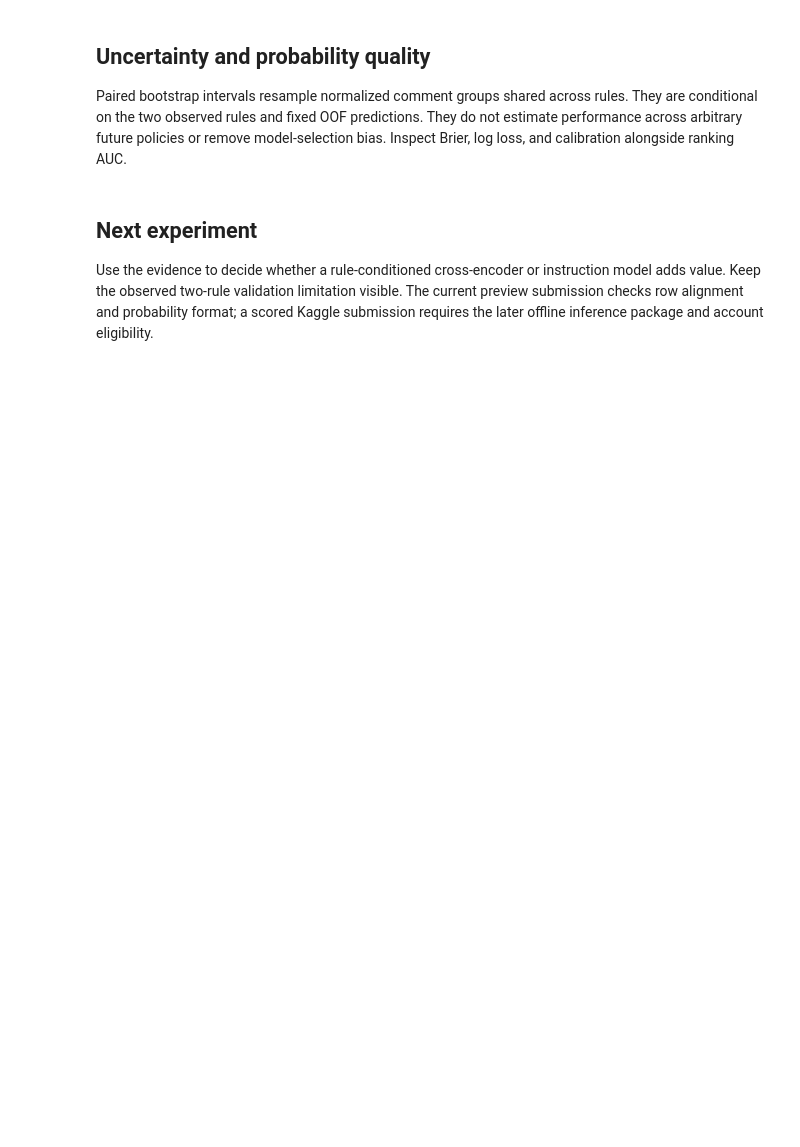
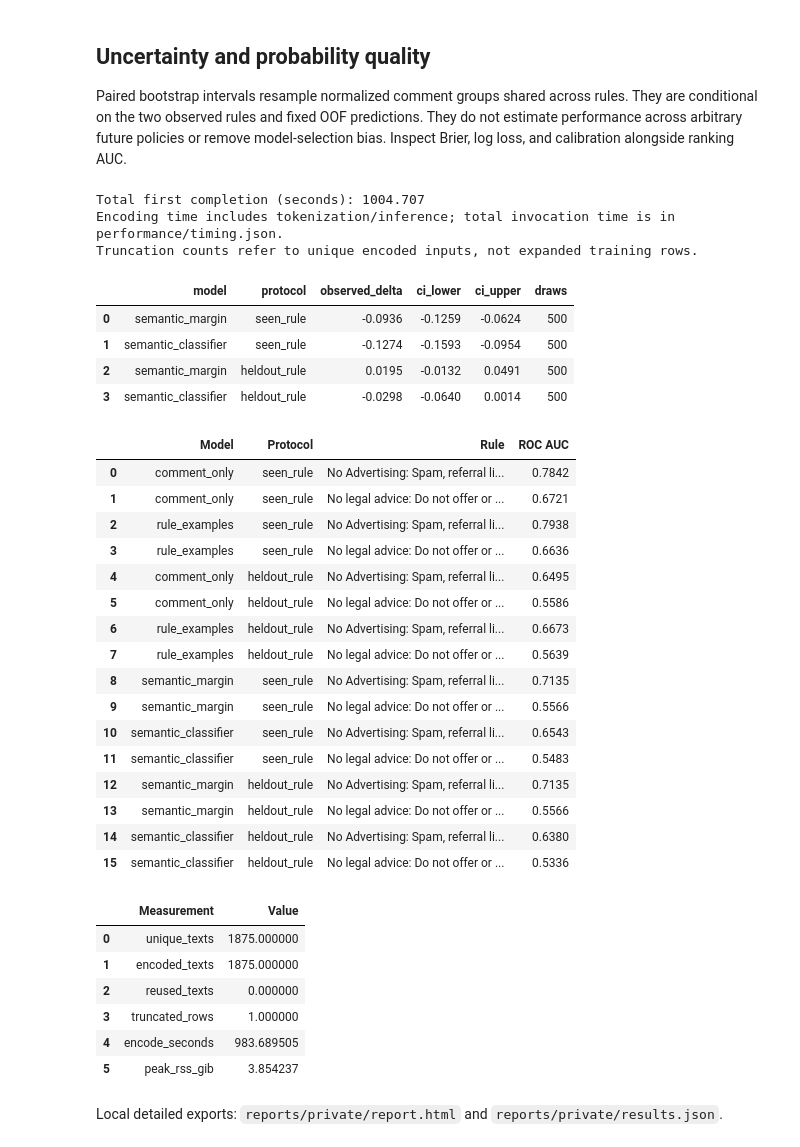
Before and after one commit to alvaromendizabal/jigsaw-rule-classifier, a Jupyter notebook: notebooks/04_semantic_benchmark.ipynb, the cells around one changed output. Cells and saved outputs as stored; diff of their text form; code cells hidden in the pictures; blank space fills up the shorter version.

```diff
--- a/notebooks/04_semantic_benchmark.ipynb
+++ b/notebooks/04_semantic_benchmark.ipynb
@@ -67,12 +90,46 @@ Paired bootstrap intervals resample normalized comment groups shared across rule
 # %%
 intervals = pd.DataFrame(json.loads((run_dir / 'review/uncertainty.json').read_text()))
 display(intervals[['model','protocol','observed_delta','ci_lower','ci_upper','draws']].round(4))
+per_rule = pd.DataFrame([{'Model':r['model'], 'Protocol':r['protocol'], 'Rule':rule, 'ROC AUC':auc} for r in records for rule,auc in r['metrics']['per_rule_auc'].items()])
+display(per_rule.round(4))
+timing = json.loads((run_dir / 'performance/timing.json').read_text())
+print('Total first completion (seconds):', round(timing['first_completion_wall_seconds'], 3))
 stats = json.loads((run_dir / 'embeddings/statistics.json').read_text())
 display(pd.DataFrame(stats.items(), columns=['Measurement','Value']))
 print('Encoding time includes tokenization/inference; total invocation time is in performance/timing.json.')
 print('Truncation counts refer to unique encoded inputs, not expanded training rows.')
-display(FileLink(str(root / 'reports/private/report.html')))
-display(FileLink(str(root / 'reports/private/results.json')))
+display(HTML('<p>Local detailed exports: <code>reports/private/report.html</code> and <code>reports/private/results.json</code>.</p>'))
+# %% [output]
+Total first completion (seconds): 1004.707
+Encoding time includes tokenization/inference; total invocation time is in performance/timing.json.
+Truncation counts refer to unique encoded inputs, not expanded training rows.
+|  | model | protocol | observed_delta | ci_lower | ci_upper | draws |
+| 0 | semantic_margin | seen_rule | -0.0936 | -0.1259 | -0.0624 | 500 |
+| 1 | semantic_classifier | seen_rule | -0.1274 | -0.1593 | -0.0954 | 500 |
+| 2 | semantic_margin | heldout_rule | 0.0195 | -0.0132 | 0.0491 | 500 |
+| 3 | semantic_classifier | heldout_rule | -0.0298 | -0.0640 | 0.0014 | 500 |
+|  | Model | Protocol | Rule | ROC AUC |
+| 0 | comment_only | seen_rule | No Advertising: Spam, referral li... | 0.7842 |
+| 1 | comment_only | seen_rule | No legal advice: Do not offer or ... | 0.6721 |
+| 2 | rule_examples | seen_rule | No Advertising: Spam, referral li... | 0.7938 |
+| 3 | rule_examples | seen_rule | No legal advice: Do not offer or ... | 0.6636 |
+| 4 | comment_only | heldout_rule | No Advertising: Spam, referral li... | 0.6495 |
+| 5 | comment_only | heldout_rule | No legal advice: Do not offer or ... | 0.5586 |
+| 6 | rule_examples | heldout_rule | No Advertising: Spam, referral li... | 0.6673 |
+| 7 | rule_examples | heldout_rule | No legal advice: Do not offer or ... | 0.5639 |
+| 8 | semantic_margin | seen_rule | No Advertising: Spam, referral li... | 0.7135 |
+| 9 | semantic_margin | seen_rule | No legal advice: Do not offer or ... | 0.5566 |
+| 10 | semantic_classifier | seen_rule | No Advertising: Spam, referral li... | 0.6543 |
+| 11 | semantic_classifier | seen_rule | No legal advice: Do not offer or ... | 0.5483 |
+| 12 | semantic_margin | heldout_rule | No Advertising: Spam, referral li... | 0.7135 |
+| 13 | semantic_margin | heldout_rule | No legal advice: Do not offer or ... | 0.5566 |
+| 14 | semantic_classifier | heldout_rule | No Advertising: Spam, referral li... | 0.6380 |
+| 15 | semantic_classifier | heldout_rule | No legal advice: Do not offer or ... | 0.5336 |
+|  | Measurement | Value |
+| 0 | unique_texts | 1875.000000 |
+| 1 | encoded_texts | 1875.000000 |
+| 2 | reused_texts | 0.000000 |
+| 3 | truncated_rows | 1.000000 |
+| 4 | encode_seconds | 983.689505 |
+| 5 | peak_rss_gib | 3.854237 |
+Local detailed exports: reports/private/report.html and reports/private/results.json.
-# %% [markdown]
-## Next experiment
-Use the evidence to decide whether a rule-conditioned cross-encoder or instruction model adds value. Keep the observed two-rule validation limitation visible. The current preview submission checks row alignment and probability format; a scored Kaggle submission requires the later offline inference package and account eligibility.
```
Also changed, not shown: parts of 5 cells of this notebook, 16 other files.
